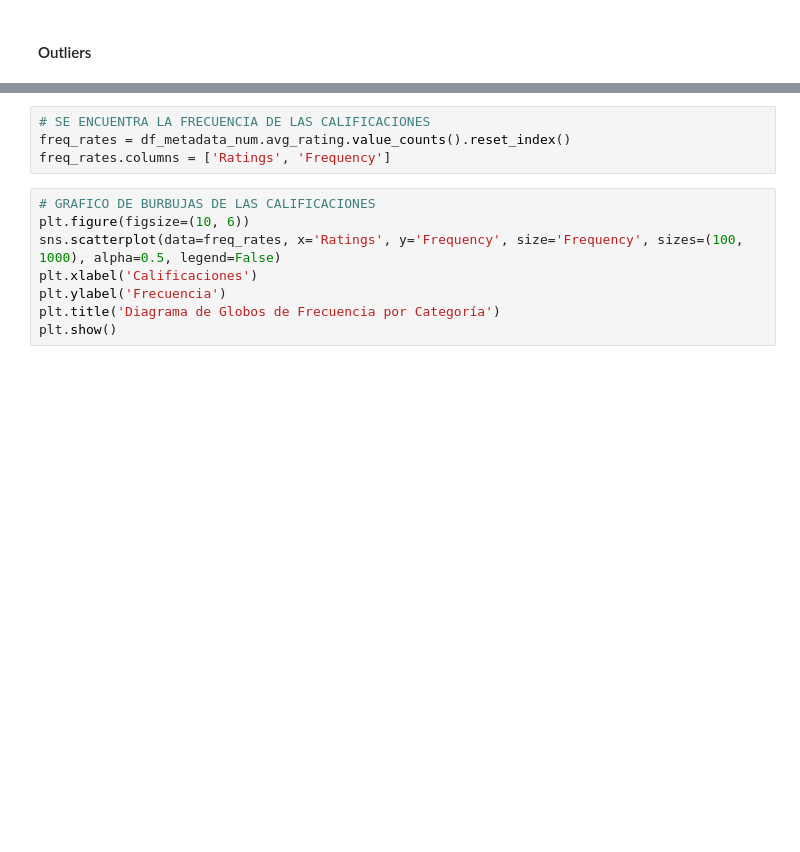
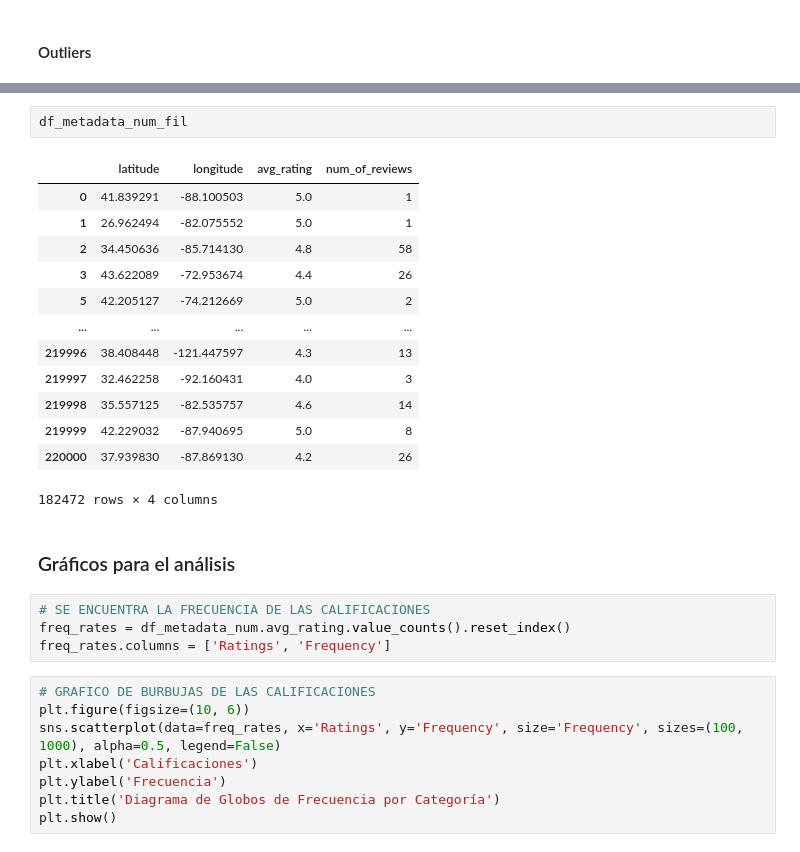
Before and after one commit to bautiarmanicode/HENRY-PROYECTO-FINAL, a Jupyter notebook: 1_Jupyter_Notebooks/2.1 EDA_Google.ipynb, the cells around one changed output, grey strips where cells are left out. Saved outputs shown, nothing was run; the diff lists cells and outputs as text; blank space fills up the shorter version.

```diff
--- a/1_Jupyter_Notebooks/2.1 EDA_Google.ipynb
+++ b/1_Jupyter_Notebooks/2.1 EDA_Google.ipynb
@@ -258,3 +322,21 @@ print(calculate_iqr_outliers(df_review_num.rating))
+# %%
+df_metadata_num_fil
+# %% [output]
+|  | latitude | longitude | avg_rating | num_of_reviews |
+| 0 | 41.839291 | -88.100503 | 5.0 | 1 |
+| 1 | 26.962494 | -82.075552 | 5.0 | 1 |
+| 2 | 34.450636 | -85.714130 | 4.8 | 58 |
+| 3 | 43.622089 | -72.953674 | 4.4 | 26 |
+| 5 | 42.205127 | -74.212669 | 5.0 | 2 |
+| ... | ... | ... | ... | ... |
+| 219996 | 38.408448 | -121.447597 | 4.3 | 13 |
+| 219997 | 32.462258 | -92.160431 | 4.0 | 3 |
+| 219998 | 35.557125 | -82.535757 | 4.6 | 14 |
+| 219999 | 42.229032 | -87.940695 | 5.0 | 8 |
+| 220000 | 37.939830 | -87.869130 | 4.2 | 26 |
+182472 rows × 4 columns
+# %% [markdown]
+### Gráficos para el análisis
 # %%
 # SE ENCUENTRA LA FRECUENCIA DE LAS CALIFICACIONES
 freq_rates = df_metadata_num.avg_rating.value_counts().reset_index()
```
Also changed, not shown: parts of 23 cells of this notebook, 1 other file.
